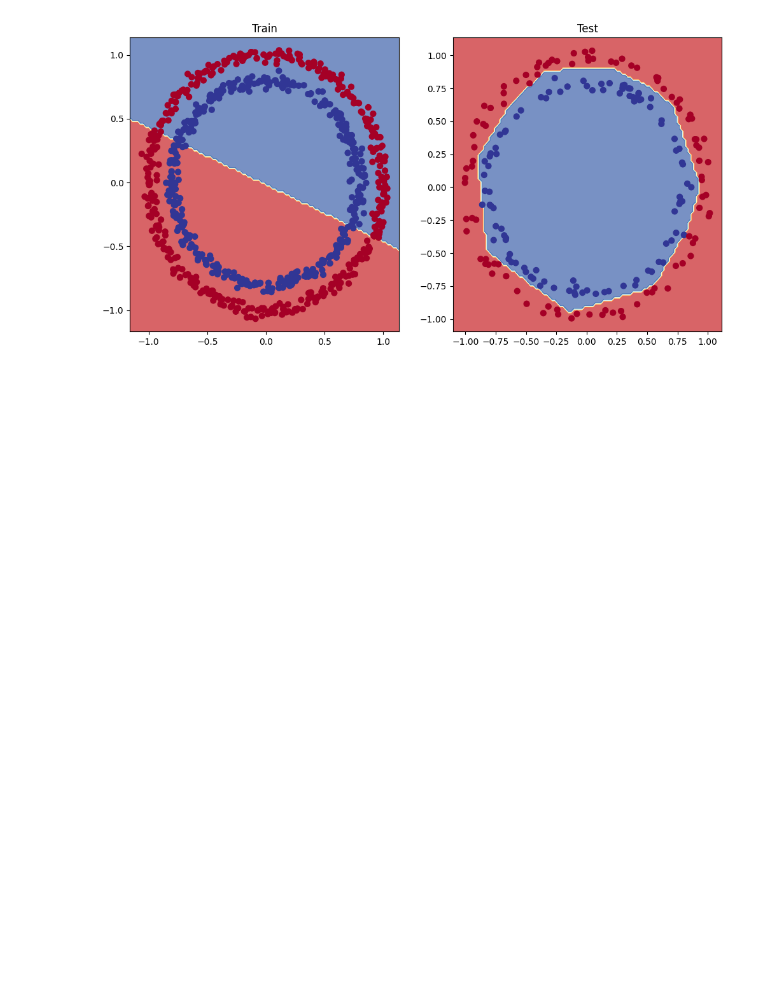
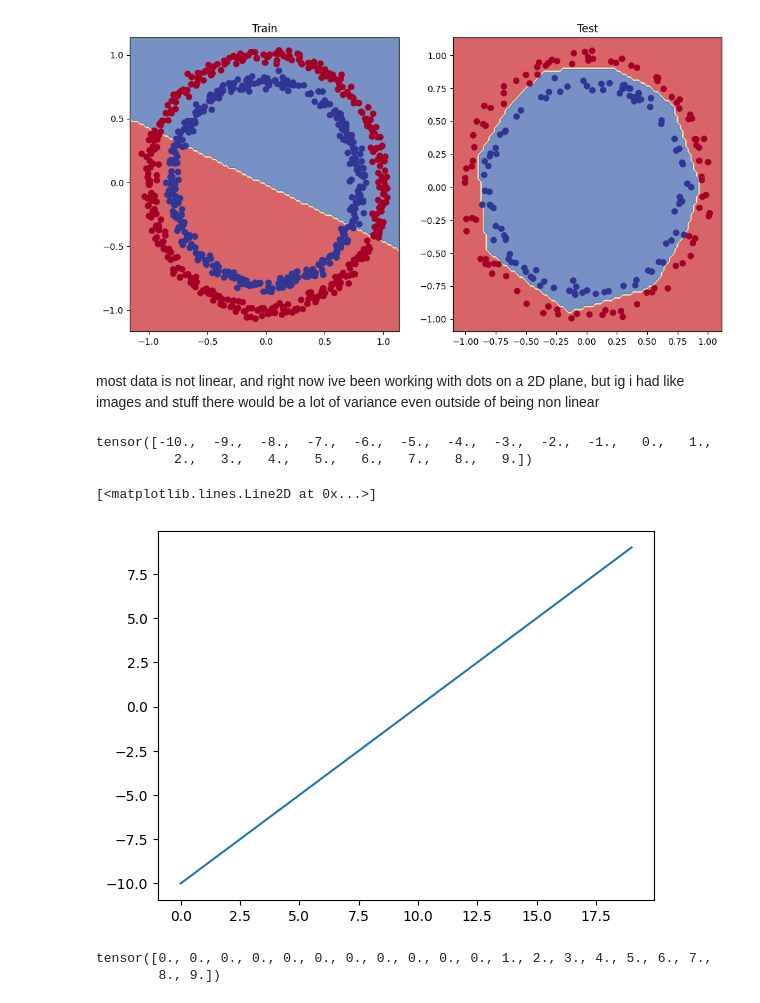
Before and after one commit to Toyolo/Study, a Jupyter notebook: torch_study_notebook.ipynb, the cells around one changed output. Saved outputs shown, nothing was run; the diff lists cells and outputs as text; code cells hidden in the pictures; blank space fills up the shorter version.

```diff
--- a/torch_study_notebook.ipynb
+++ b/torch_study_notebook.ipynb
@@ -2593,3 +2593,26 @@ plt.title("Test")
 plot_decision_boundary(model3, X_test, y_test) # model_3 = has non-linearity
 # %% [output]
 [figure]
+# %% [markdown]
+most data is not linear, and right now ive been working with dots on a 2D plane, but ig i had like images and stuff there would be a lot of variance even outside of being non linear
+# %%
+#create a toy tensor
+A = torch.arange(-10,10,1,dtype=torch.float32)
+A
+# %% [output]
+tensor([-10.,  -9.,  -8.,  -7.,  -6.,  -5.,  -4.,  -3.,  -2.,  -1.,   0.,   1.,
+          2.,   3.,   4.,   5.,   6.,   7.,   8.,   9.])
+# %%
+plt.plot(A)
+# %% [output]
+[<matplotlib.lines.Line2D at 0x...>]
+[figure, added]
+# %%
+def relu(x):
+    return torch.maximum(torch.tensor(0), x) #input must be tensors
+
+#pass toy tensor through ReLU function
+relu(A)
+# %% [output]
+tensor([0., 0., 0., 0., 0., 0., 0., 0., 0., 0., 0., 1., 2., 3., 4., 5., 6., 7.,
+        8., 9.])
```
Also changed, not shown: parts of 7 cells of this notebook.
